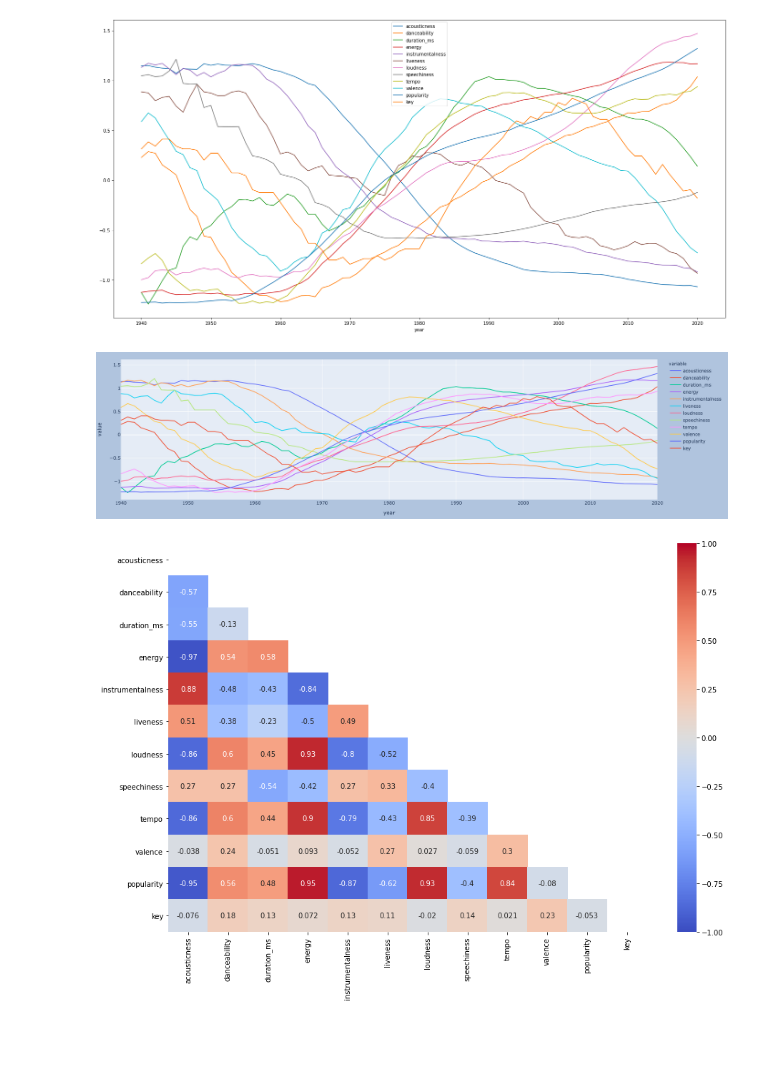
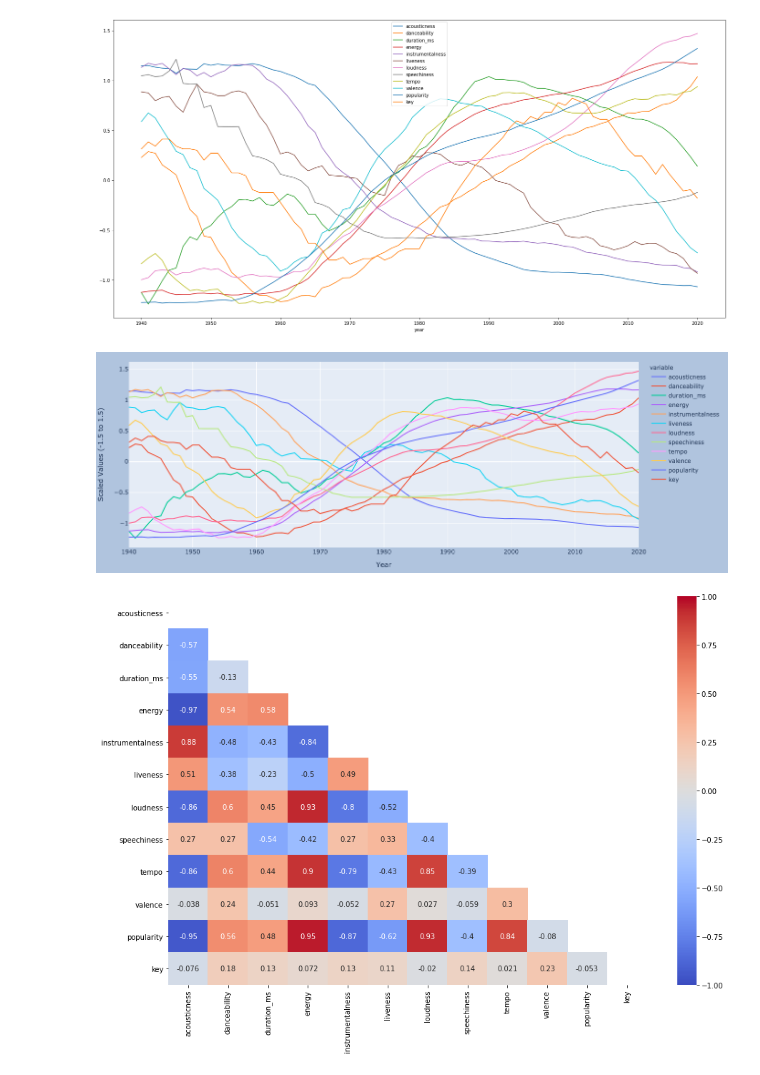
Before and after one commit to chriskeating/grammy-predictions, a Jupyter notebook: 2_visualizations.ipynb, the cells around one changed output. Drawn from its saved outputs; the diff is of its cells as text; code cells hidden in the pictures; blank space fills up the shorter version.

```diff
--- a/2_visualizations.ipynb
+++ b/2_visualizations.ipynb
@@ -45,14 +45,16 @@ data_by_year_avg.plot(kind='line', figsize=(24, 12))
 # %%
 # Here is a plotly visualization, which is much nicer to look at but doesn't render in Github
 import plotly.express as px
 fig = px.line(data_by_year_avg)
 fig.update_layout(
     margin=dict(l=20, r=20, t=20, b=20),
     paper_bgcolor="LightSteelBlue",
 )
+fig.update_xaxes(title_text='Year')
+fig.update_yaxes(title_text='Scaled Values (-1.5 to 1.5)')
 fig.show()
 # %% [output]
-[figure, old version]
+[figure, new version]
 # %%
 import numpy as np
 mask = np.zeros_like(data_by_year.corr())
```
Also changed, not shown: parts of 1 cell of this notebook, 5 other files.
